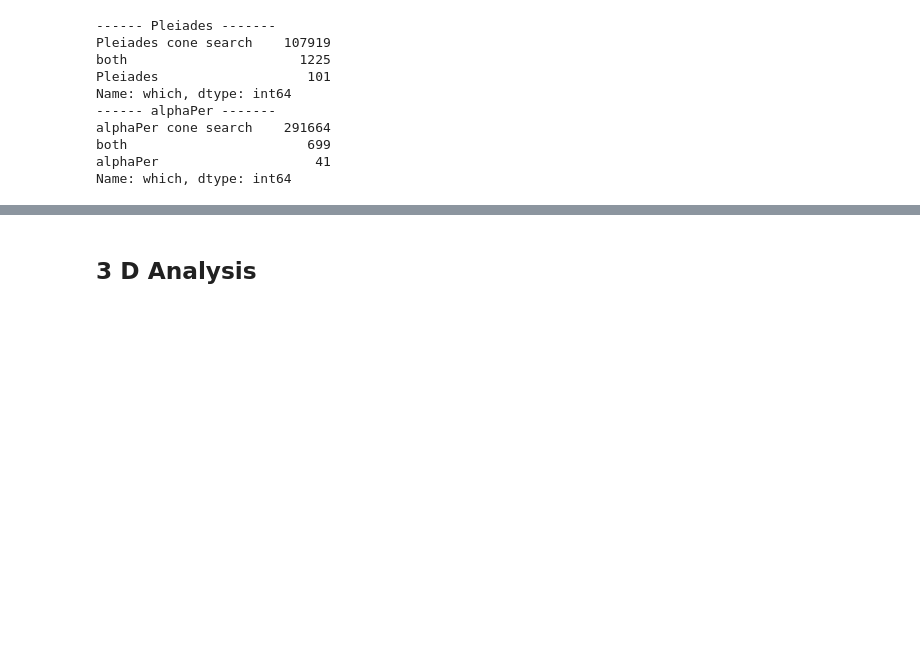
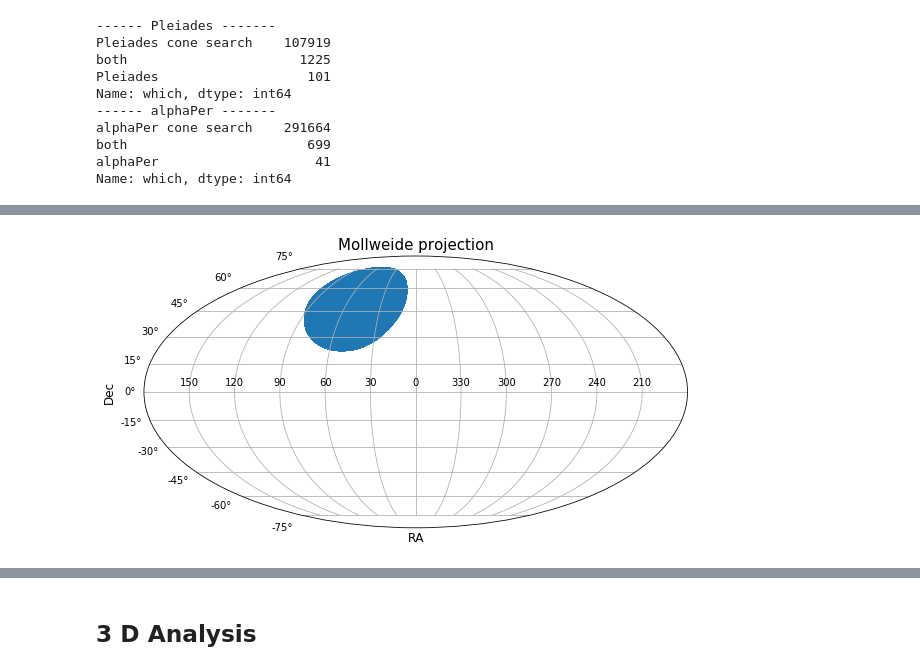
Before and after one commit to kevinmcmanus/runawaysearch, a Jupyter notebook: RunawaySearch.ipynb, the cells around one changed output, grey strips where cells are left out. Saved outputs shown, nothing was run; the diff lists cells and outputs as text; code cells hidden in the pictures; blank space fills up the shorter version.

```diff
--- a/RunawaySearch.ipynb
+++ b/RunawaySearch.ipynb
@@ -92,0 +160,30 @@ Name: which, dtype: int64
+# %%
+def plot_mwd(RA,Dec,org=0,title='Mollweide projection', projection='mollweide'):
+    ''' RA, Dec are arrays of the same length.
+    RA takes values in [0,360), Dec in [-90,90],
+    which represent angles in degrees.
+    org is the origin of the plot, 0 or a multiple of 30 degrees in [0,360).
+    title is the title of the figure.
+    projection is the kind of projection: 'mollweide', 'aitoff', 'hammer', 'lambert'
+    '''
+    x = np.remainder(RA+360-org,360) # shift RA values
+    ind = x>180
+    x[ind] -=360    # scale conversion to [-180, 180]
+    x=-x    # reverse the scale: East to the left
+    tick_labels = np.array([150, 120, 90, 60, 30, 0, 330, 300, 270, 240, 210])
+    tick_labels = np.remainder(tick_labels+360+org,360)
+    fig = plt.figure(figsize=(10, 5))
+    ax = fig.add_subplot(111, projection=projection)
+    ax.scatter(np.radians(x),np.radians(Dec))  # convert degrees to radians
+    ax.set_xticklabels(tick_labels)     # we add the scale on the x axis
+    ax.set_title(title)
+    ax.title.set_fontsize(15)
+    ax.set_xlabel("RA")
+    ax.xaxis.label.set_fontsize(12)
+    ax.set_ylabel("Dec")
+    ax.yaxis.label.set_fontsize(12)
+    ax.grid(True)
+# %%
+plot_mwd(search_results['alphaPer'].objs.ra, search_results['alphaPer'].objs.dec)
+# %% [output]
+[figure, added]
```
Also changed, not shown: parts of 63 cells of this notebook, 22 other files.
